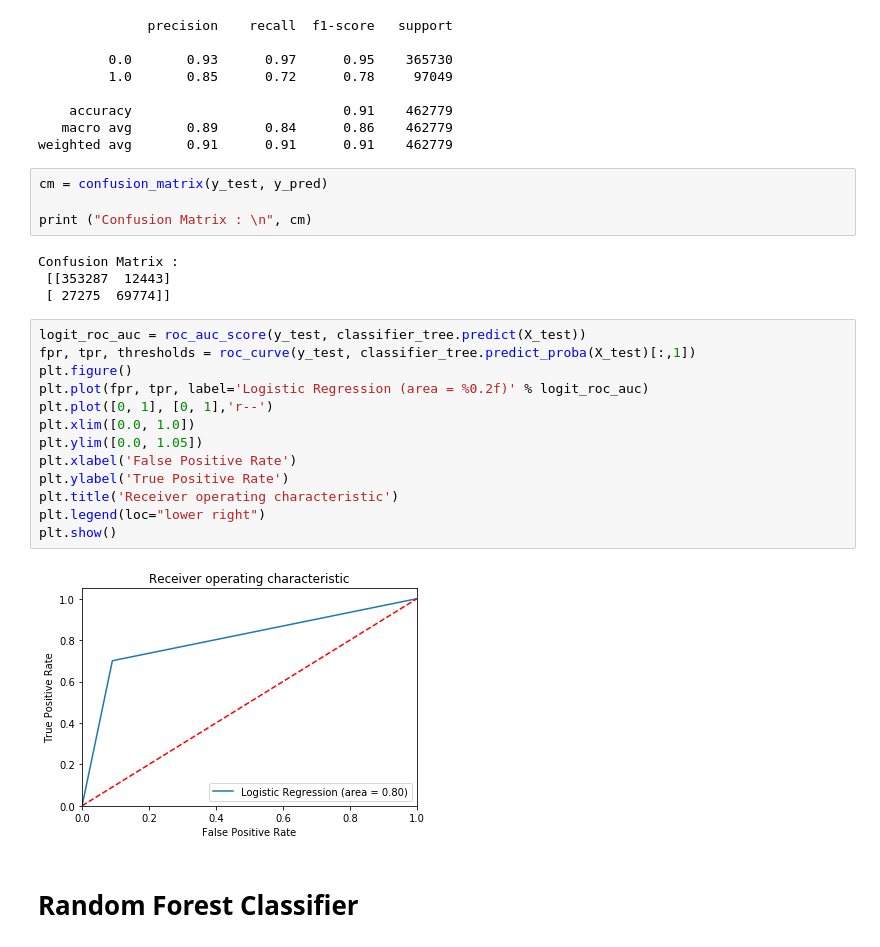
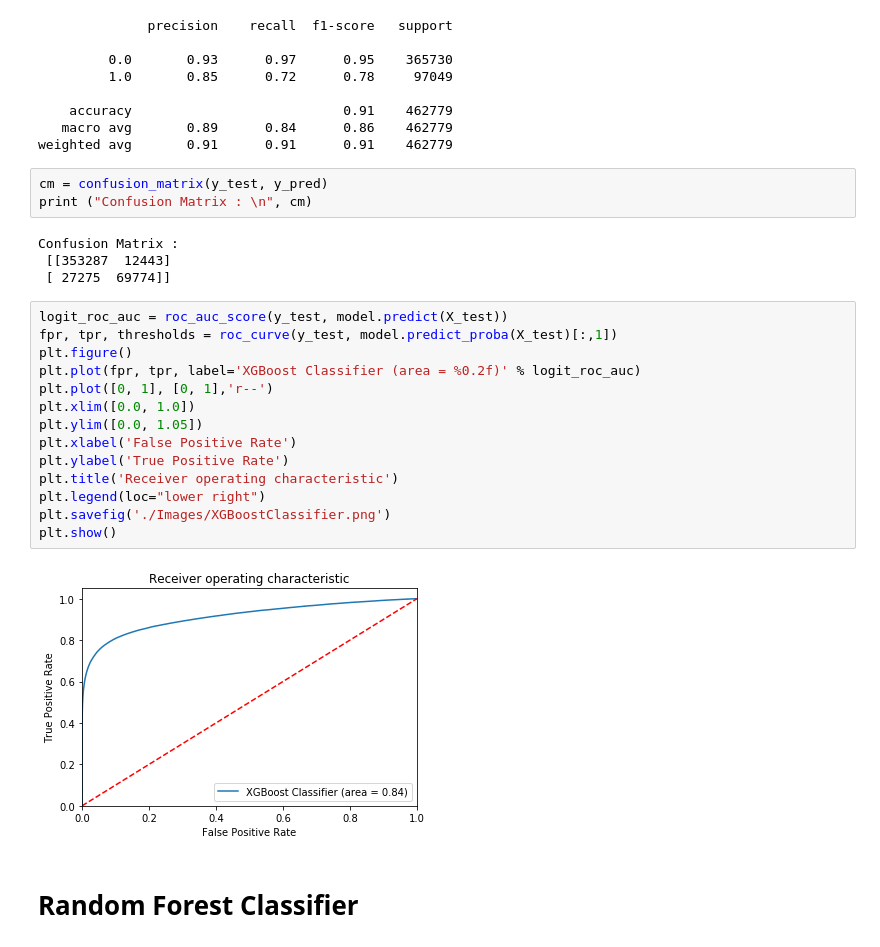
Before and after one commit to MaheshBharadwaj/FlightDelayPrediction, a Jupyter notebook: Classifier.ipynb, the cells around one changed output. Cells and saved outputs as stored; diff of their text form.

Commit message:
Saved Classifier Models

```diff
--- a/Classifier.ipynb
+++ b/Classifier.ipynb
@@ -235,27 +228,27 @@ print(classification_report(y_test, y_pred))
 weighted avg       0.91      0.91      0.91    462779
 # %%
 cm = confusion_matrix(y_test, y_pred)
-
 print ("Confusion Matrix : \n", cm)
 # %% [output]
 Confusion Matrix :
  [[353287  12443]
  [ 27275  69774]]
 # %%
-logit_roc_auc = roc_auc_score(y_test, classifier_tree.predict(X_test))
-fpr, tpr, thresholds = roc_curve(y_test, classifier_tree.predict_proba(X_test)[:,1])
+logit_roc_auc = roc_auc_score(y_test, model.predict(X_test))
+fpr, tpr, thresholds = roc_curve(y_test, model.predict_proba(X_test)[:,1])
 plt.figure()
-plt.plot(fpr, tpr, label='Logistic Regression (area = %0.2f)' % logit_roc_auc)
+plt.plot(fpr, tpr, label='XGBoost Classifier (area = %0.2f)' % logit_roc_auc)
 plt.plot([0, 1], [0, 1],'r--')
 plt.xlim([0.0, 1.0])
 plt.ylim([0.0, 1.05])
 plt.xlabel('False Positive Rate')
 plt.ylabel('True Positive Rate')
 plt.title('Receiver operating characteristic')
 plt.legend(loc="lower right")
+plt.savefig('./Images/XGBoostClassifier.png')
 plt.show()
 # %% [output]
-[figure, old version]
+[figure, new version]
 # %% [markdown]
 # Random Forest Classifier
 # %%
```
Also changed, not shown: parts of 12 cells of this notebook.
